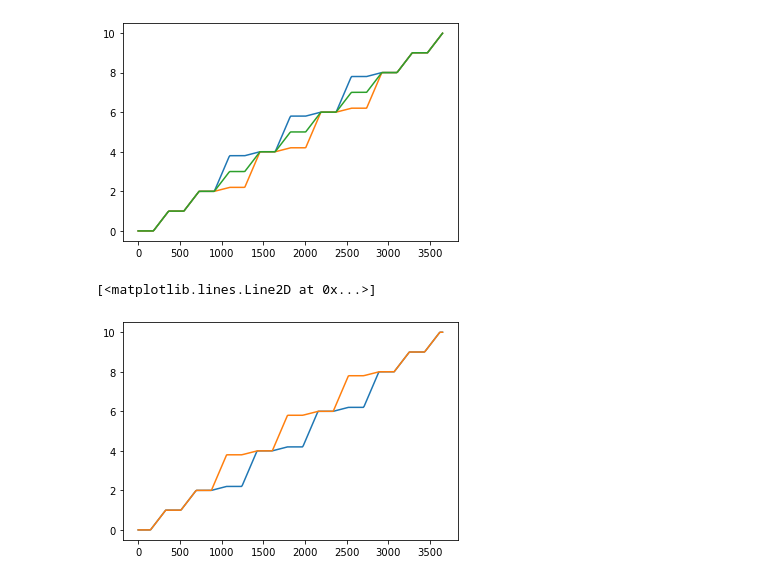
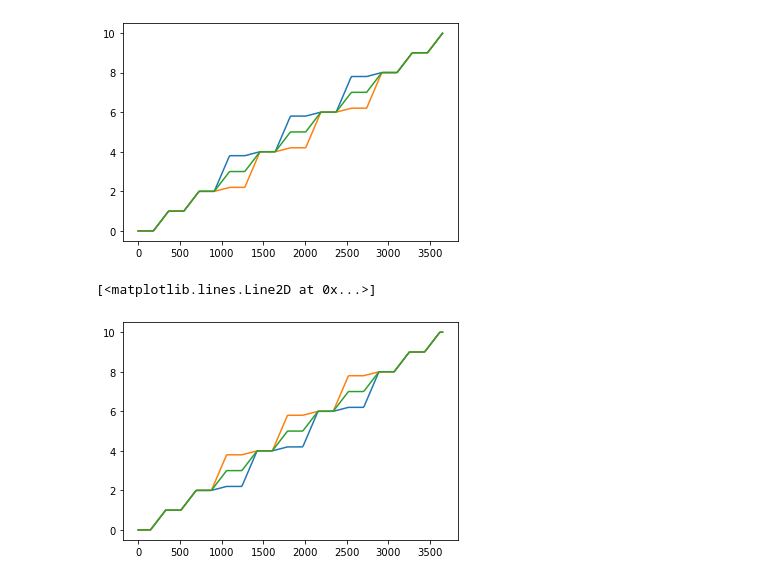
Before and after one commit to lsst-sims/sims_featureScheduler_runs1.7, a Jupyter notebook: technical/roll_weight_tune/fp_obj.ipynb, the cells around one changed output. Cells and saved outputs as stored; diff of their text form; code cells hidden in the pictures.

```diff
--- a/technical/roll_weight_tune/fp_obj.ipynb
+++ b/technical/roll_weight_tune/fp_obj.ipynb
@@ -31,7 +31,7 @@ np.where(ack ==np.max(ack))
 # %%
 days = np.arange(0, 365.25*10, 10)
 # %%
-indx = 10006
+indx = 10750 #10006
 plain = []
 roll = []
 inner1 = []
@@ -79,6 +83,7 @@ plt.plot(days,norm(days, 0))
 # %%
 plt.plot(days, rolling_fp.footprint_list[2].step_func(days, rolling_fp.footprint_list[1].phase[indx]))
 plt.plot(days, rolling_fp.footprint_list[1].step_func(days, rolling_fp.footprint_list[1].phase[indx]))
+plt.plot(days, rolling_fp.footprint_list[0].step_func(days, rolling_fp.footprint_list[1].phase[indx]))
 # %% [output]
 [<matplotlib.lines.Line2D at 0x...>]
-[figure, old version]
+[figure, new version]
```
Also changed, not shown: parts of 7 cells of this notebook.
